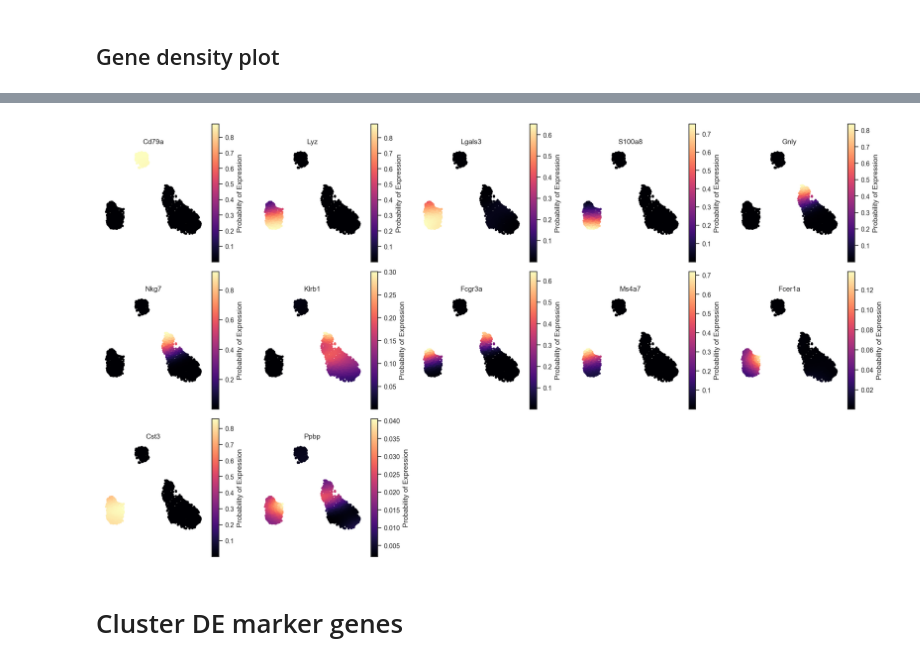
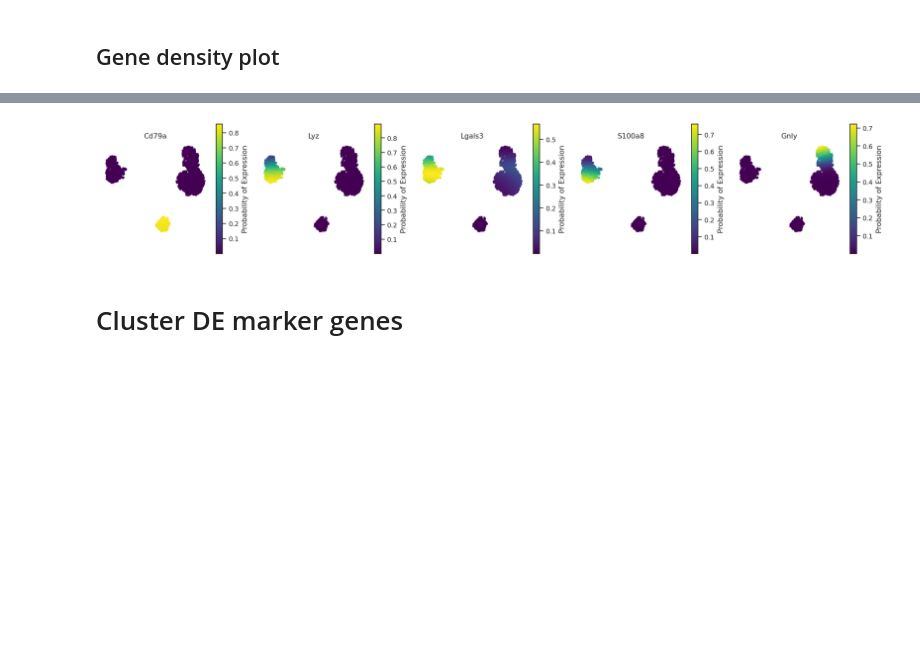
Before and after one commit to j-germino/scrnatools-git, a Jupyter notebook: examples/scrnatools_example.ipynb, the cells around one changed output, grey strips where cells are left out. Saved outputs shown, nothing was run; the diff lists cells and outputs as text; code cells hidden in the pictures; blank space fills up the shorter version.

```diff
--- a/examples/scrnatools_example.ipynb
+++ b/examples/scrnatools_example.ipynb
@@ -18,5 +18,5 @@ import os
 import shutil
 # %%
 sc.set_figure_params(figsize=(4,4), dpi=80, dpi_save=300, facecolor="white", frameon=False)
-plt.rcParams["axes.grid"] = False
 rna.configs.verbosity = "info"
+scvi.settings.seed = 0
@@ -343,16 +376,16 @@ AttributeError: module 'scrnatools.plotting' has no attribute 'gene_umap'
 ## Gene density plot
 # %%
 rna.pl.gene_density_plot(
-        adata,
-        geneList,
-        data_loc="scVI_normalized", # can be a layer (i.e. 'raw_counts') or 'X'
-        latent_rep="X_umap", # The latent rep to calculate density over
-        cmap="magma", # The colormap to use (see matplotlib.pyplot documentation for options)
-        s=10, # Size of each data point
-        ncols=5, # Number of columns in the figure
-        figsize=(3, 3), # Size of each panel
-        title=None,
-        save_path="analysis/umap_marker_genes_density.png",
-        dpi=300, # Resolution of saved figure
+    adata,
+    geneList[0:5],
+    data_loc="scVI_normalized", # can be a layer (i.e. 'raw_counts') or 'X'
+    latent_rep="X_umap", # The latent rep to calculate density over
+    cmap="viridis", # The colormap to use (see matplotlib.pyplot documentation for options)
+    s=10, # Size of each data point
+    ncols=5, # Number of columns in the figure
+    figsize=(3, 3), # Size of each panel
+    title=None,
+    save_path="analysis/umap_marker_genes_density.png",
+    dpi=300, # Resolution of saved figure
 )
 # %% [output]
@@ -360,4 +393,4 @@ rna.pl.gene_density_plot(
-[figure, old version]
+[figure, new version]
 # %% [markdown]
 # Cluster DE marker genes
 # %%
```
Also changed, not shown: parts of 33 cells of this notebook, 5 other files.
